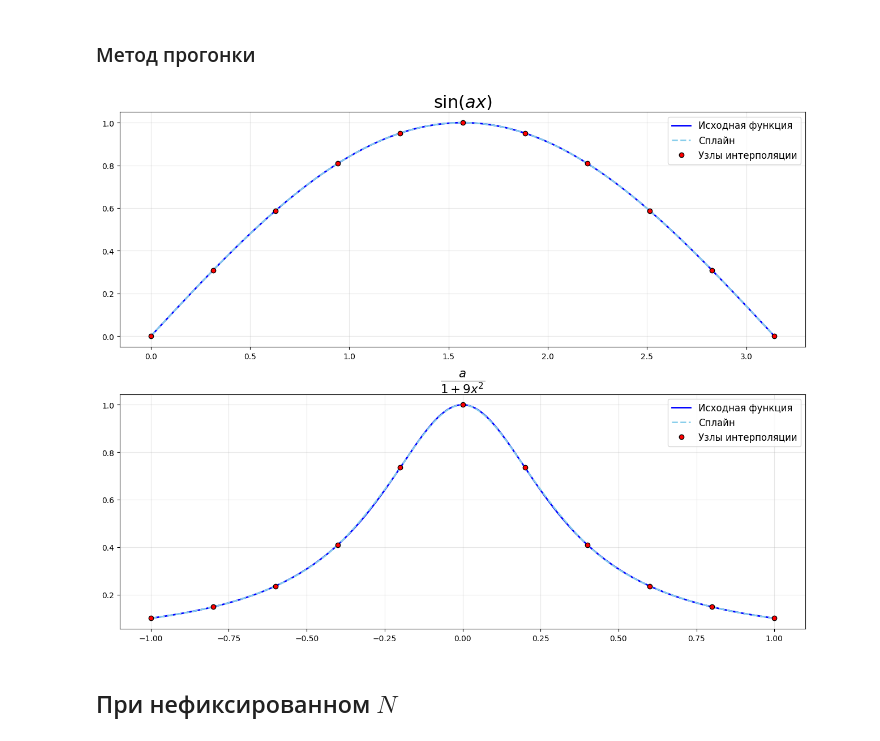
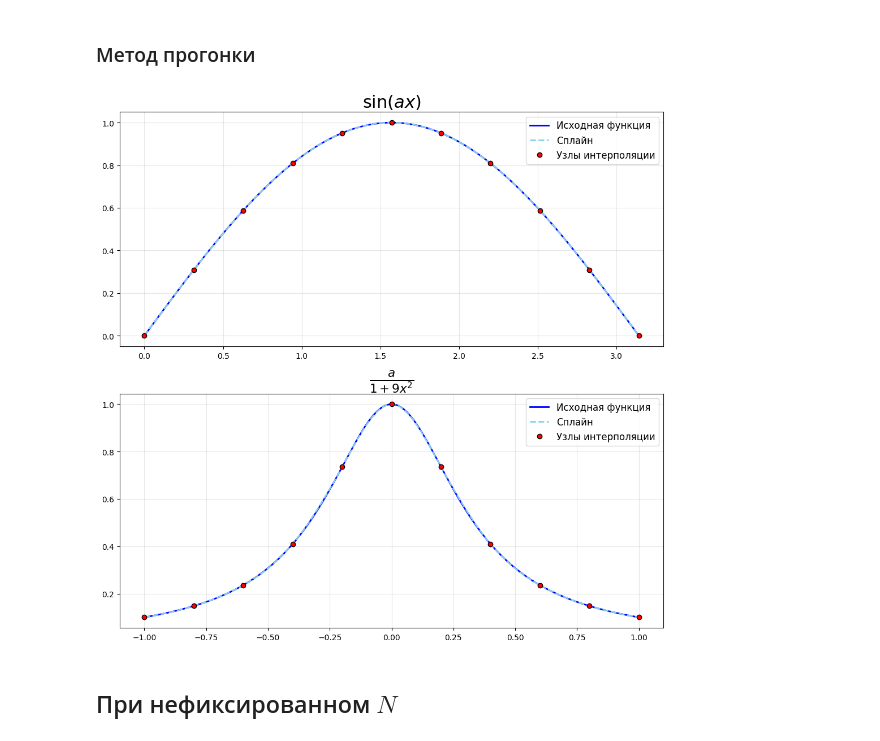
Before and after one commit to Jrol123/CalcMath, a Jupyter notebook: S7/L1/l1.ipynb, the cells around one changed output. Saved outputs shown, nothing was run; the diff lists cells and outputs as text; code cells hidden in the pictures.

```diff
--- a/S7/L1/l1.ipynb
+++ b/S7/L1/l1.ipynb
@@ -198,7 +198,7 @@ def calculate_error(x_eval, y_true, y_approx):
 a = 1
 N = 10
 
-plt.figure(figsize=(25, 10))
+plt.figure(figsize=(20, 10))
 for idx, (function, dfunction, ddfunction, function_name, start, stop) in enumerate(
     data
 ):
@@ -211,34 +211,34 @@ for idx, (function, dfunction, ddfunction, function_name, start, stop) in enumer
     # Вычисляем значения исходной функции и сплайна на плотной сетке
     y_true = function(x_dense, a)
     y_spline = spline_eval(x_dense, x, y, m, h)
 
     # Строим графики
     plt.subplot(2, 2, idx * 2 + 1)
     plt.title(f"{function_name}", fontsize=22)
     plt.plot(x_dense, y_true, "blue", label="Исходная функция", linewidth=2)
     plt.plot(
         x_dense, y_spline, color="skyblue", linestyle="--", label="Сплайн", linewidth=2
     )
     plt.plot(
         x, y, "ro", label="Узлы интерполяции", markersize=6, markeredgecolor="black"
     )
     plt.legend(fontsize=12)
     plt.grid(True, alpha=0.3)
 
     # # Дополнительно: график ошибки
     # plt.subplot(2, 2, idx * 2 + 2)
     # error = np.abs(y_true - y_spline)
     # plt.plot(x_dense, error, "red", label="Абсолютная ошибка", linewidth=2)
     # plt.title(f"Ошибка интерполяции: {function_name}", fontsize=22)
     # plt.xlabel("x")
     # plt.ylabel("|f(x) - S(x)|")
     # plt.legend(fontsize=12)
     # plt.grid(True, alpha=0.3)
 
 plt.tight_layout()
 plt.show()
 # %% [output]
-[figure, old version]
+[figure, new version]
 # %% [markdown]
 ## При нефиксированном $N$
 # %%
```
Also changed, not shown: parts of 1 cell of this notebook.
